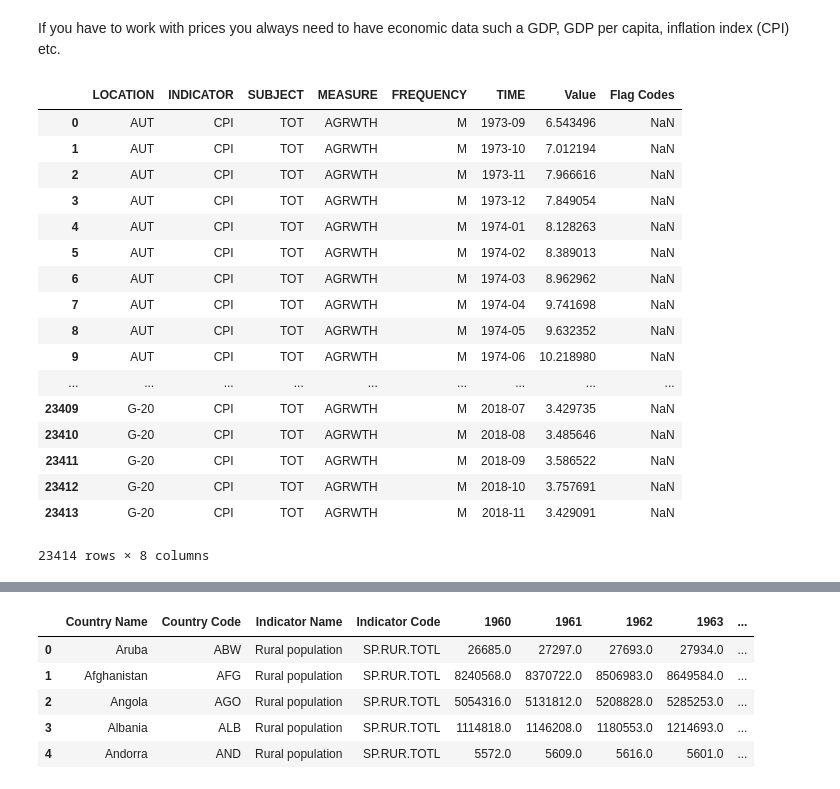
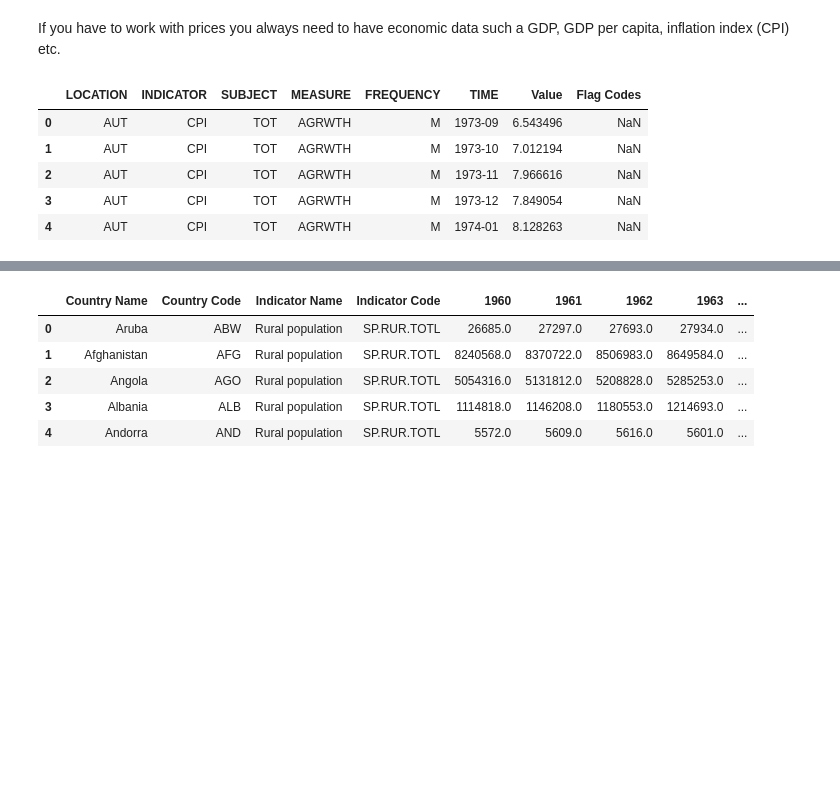
Before and after one commit to irynakostyshyn/coffee-price-prediction, a Jupyter notebook: merge_datasets.ipynb, the cells around one changed output, grey strips where cells are left out. Cells and saved outputs as stored; diff of their text form; code cells hidden in the pictures; blank space fills up the shorter version.

```diff
--- a/merge_datasets.ipynb
+++ b/merge_datasets.ipynb
@@ -14,23 +14,11 @@ For price prediction tasks always hard to find an adequate dataset. My task is t
 If you have to work with prices you always need to have economic data such a GDP, GDP per capita,  inflation index (CPI) etc.
 # %%
 df_cpi = pd.read_csv("data/data/CPI.csv")
-df_cpi
+df_cpi.head(5)
 # %% [output]
 |  | LOCATION | INDICATOR | SUBJECT | MEASURE | FREQUENCY | TIME | Value | Flag Codes |
 | 0 | AUT | CPI | TOT | AGRWTH | M | 1973-09 | 6.543496 | NaN |
 | 1 | AUT | CPI | TOT | AGRWTH | M | 1973-10 | 7.012194 | NaN |
 | 2 | AUT | CPI | TOT | AGRWTH | M | 1973-11 | 7.966616 | NaN |
 | 3 | AUT | CPI | TOT | AGRWTH | M | 1973-12 | 7.849054 | NaN |
 | 4 | AUT | CPI | TOT | AGRWTH | M | 1974-01 | 8.128263 | NaN |
-| 5 | AUT | CPI | TOT | AGRWTH | M | 1974-02 | 8.389013 | NaN |
-| 6 | AUT | CPI | TOT | AGRWTH | M | 1974-03 | 8.962962 | NaN |
-| 7 | AUT | CPI | TOT | AGRWTH | M | 1974-04 | 9.741698 | NaN |
-| 8 | AUT | CPI | TOT | AGRWTH | M | 1974-05 | 9.632352 | NaN |
-| 9 | AUT | CPI | TOT | AGRWTH | M | 1974-06 | 10.218980 | NaN |
-| ... | ... | ... | ... | ... | ... | ... | ... | ... |
-| 23409 | G-20 | CPI | TOT | AGRWTH | M | 2018-07 | 3.429735 | NaN |
-| 23410 | G-20 | CPI | TOT | AGRWTH | M | 2018-08 | 3.485646 | NaN |
-| 23411 | G-20 | CPI | TOT | AGRWTH | M | 2018-09 | 3.586522 | NaN |
-| 23412 | G-20 | CPI | TOT | AGRWTH | M | 2018-10 | 3.757691 | NaN |
-| 23413 | G-20 | CPI | TOT | AGRWTH | M | 2018-11 | 3.429091 | NaN |
-23414 rows × 8 columns
```
Also changed, not shown: parts of 22 cells of this notebook, 2 other files.
